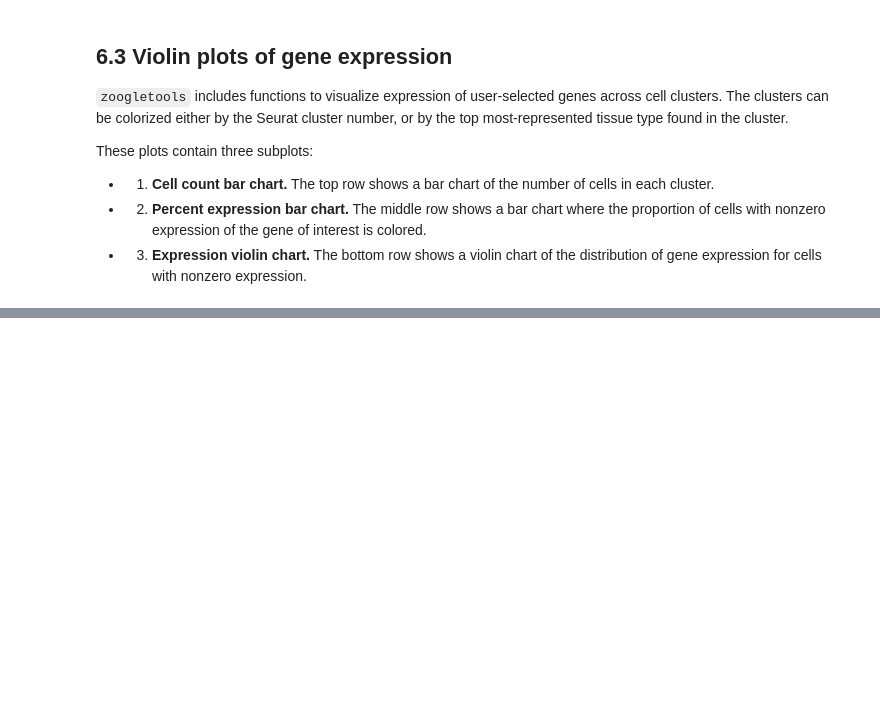
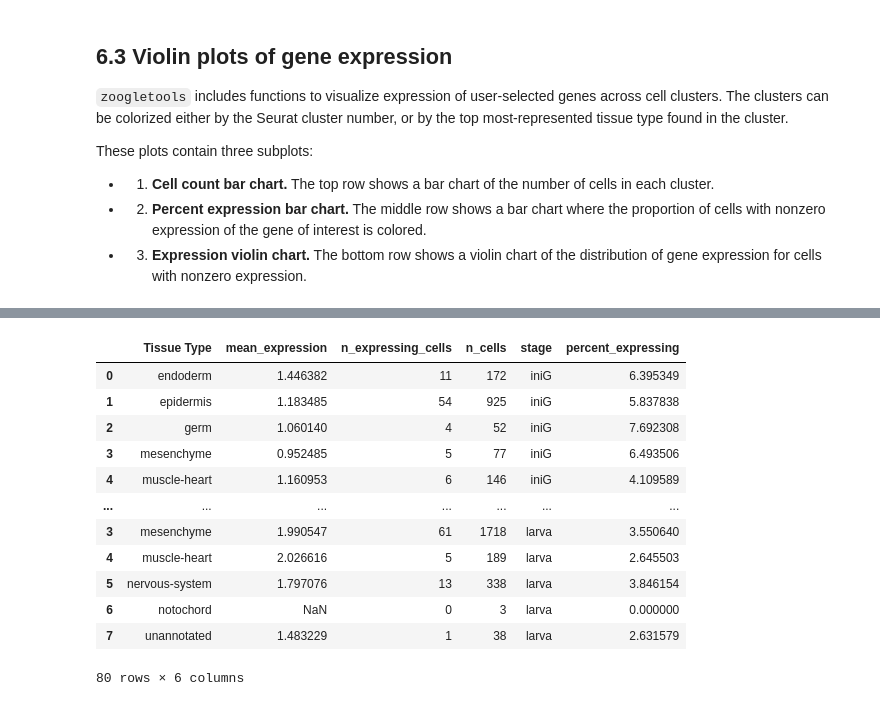
Before and after one commit to Arcadia-Science/2025-zoogle-experiments, a Jupyter notebook: notebooks/Ciona-intestinalis/6_ciona-scrnaseq-expression.ipynb, the cells around one changed output, grey strips where cells are left out. Saved outputs shown, nothing was run; the diff lists cells and outputs as text; code cells hidden in the pictures; blank space fills up the shorter version.

Commit message:
add bubble plot functionality

```diff
--- a/notebooks/Ciona-intestinalis/6_ciona-scrnaseq-expression.ipynb
+++ b/notebooks/Ciona-intestinalis/6_ciona-scrnaseq-expression.ipynb
@@ -133,0 +145,34 @@ for gene in selected_genes:
+# %%
+input_id = "NAXE"
+input_id_type = CionaIDTypes.HGNC_GENE_SYMBOL
+
+# First, collect gene expression information across developmental stages
+# and tissue types.
+
+data_collector = zt.ciona.plotting.get_tissue_expression_data(
+    input_id=input_id,
+    input_id_type=input_id_type,
+    data_dirpath=PIEKARZ_DATA_DIRPATH,
+    annotation_data_dirpath=CAO_DATA_DIRPATH,
+)
+display(data_collector)
+
+# Then, generate the bubble plot.
+zt.ciona.plotting.plot_expression_bubbles(
+    data_collector,
+    input_id,
+)
+# %% [output]
+|  | Tissue Type | mean_expression | n_expressing_cells | n_cells | stage | percent_expressing |
+| 0 | endoderm | 1.446382 | 11 | 172 | iniG | 6.395349 |
+| 1 | epidermis | 1.183485 | 54 | 925 | iniG | 5.837838 |
+| 2 | germ | 1.060140 | 4 | 52 | iniG | 7.692308 |
+| 3 | mesenchyme | 0.952485 | 5 | 77 | iniG | 6.493506 |
+| 4 | muscle-heart | 1.160953 | 6 | 146 | iniG | 4.109589 |
+| ... | ... | ... | ... | ... | ... | ... |
+| 3 | mesenchyme | 1.990547 | 61 | 1718 | larva | 3.550640 |
+| 4 | muscle-heart | 2.026616 | 5 | 189 | larva | 2.645503 |
+| 5 | nervous-system | 1.797076 | 13 | 338 | larva | 3.846154 |
+| 6 | notochord | NaN | 0 | 3 | larva | 0.000000 |
+| 7 | unannotated | 1.483229 | 1 | 38 | larva | 2.631579 |
+80 rows × 6 columns
```
Also changed, not shown: parts of 8 cells of this notebook, 2 other files.
